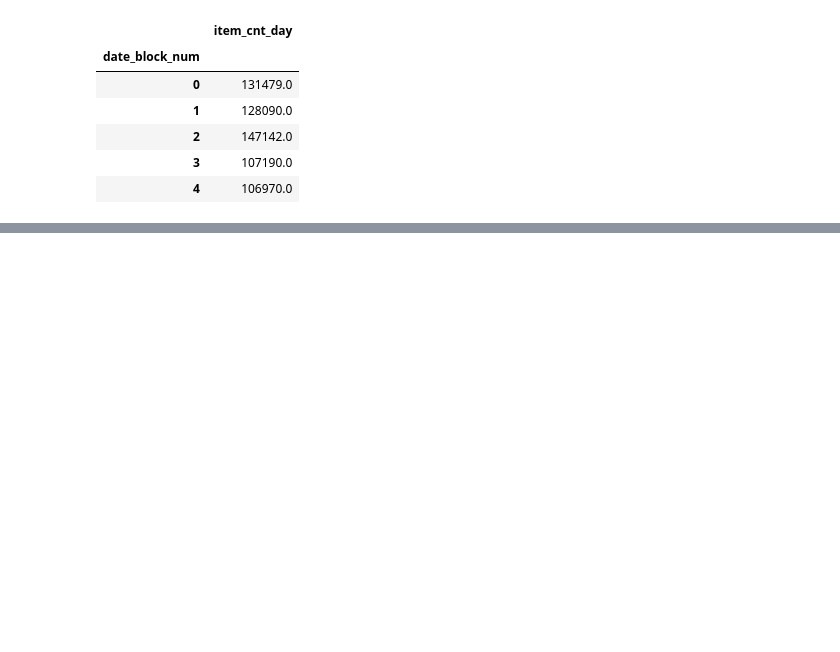
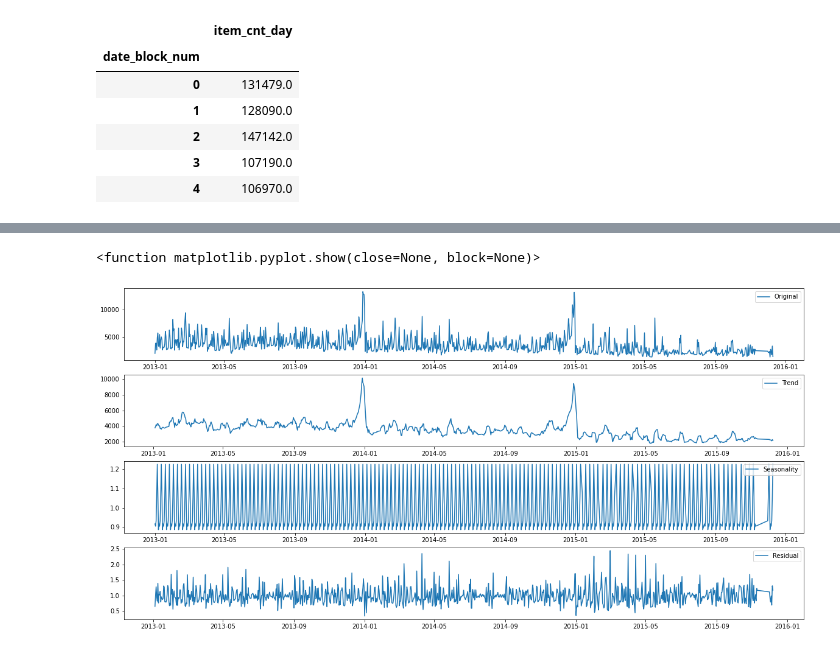
Before and after one commit to gopala-goyal/forecast-shop-sales, a Jupyter notebook: MMA 867 - Forecast Project.ipynb, the cells around one changed output, grey strips where cells are left out. Cells and saved outputs as stored; diff of their text form; code cells hidden in the pictures; blank space fills up the shorter version.

```diff
--- a/MMA 867 - Forecast Project.ipynb
+++ b/MMA 867 - Forecast Project.ipynb
@@ -114,0 +150,29 @@ df_sales_train_monthly.head()
+# %%
+#Seasonal Decomposition
+
+decomp = seasonal_decompose(df_sales_train_daily, period = 7, model = 'multiplicative')
+# %%
+trend = decomp.trend
+seasonal = decomp.seasonal
+residual = decomp.resid
+# %%
+plt.figure(figsize = (20,10))
+fig = plt.figure(1)
+
+plt.subplot(411)
+plt.plot(df_sales_train_daily, label='Original')
+plt.legend(loc = 'best')
+plt.subplot(412)
+plt.plot(trend, label='Trend')
+plt.legend(loc = 'best')
+plt.subplot(413)
+plt.plot(seasonal, label='Seasonality')
+plt.legend(loc = 'best')
+plt.subplot(414)
+plt.plot(residual, label='Residual')
+plt.legend(loc = 'best')
+
+plt.show
+# %% [output]
+<function matplotlib.pyplot.show(close=None, block=None)>
+[figure, added]
```
Also changed, not shown: parts of 5 cells of this notebook.
